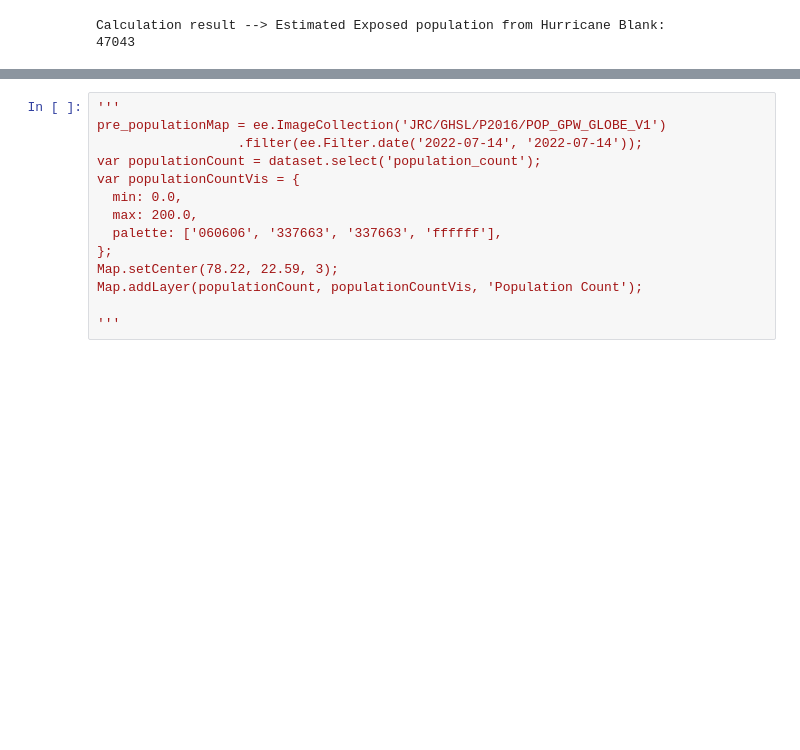
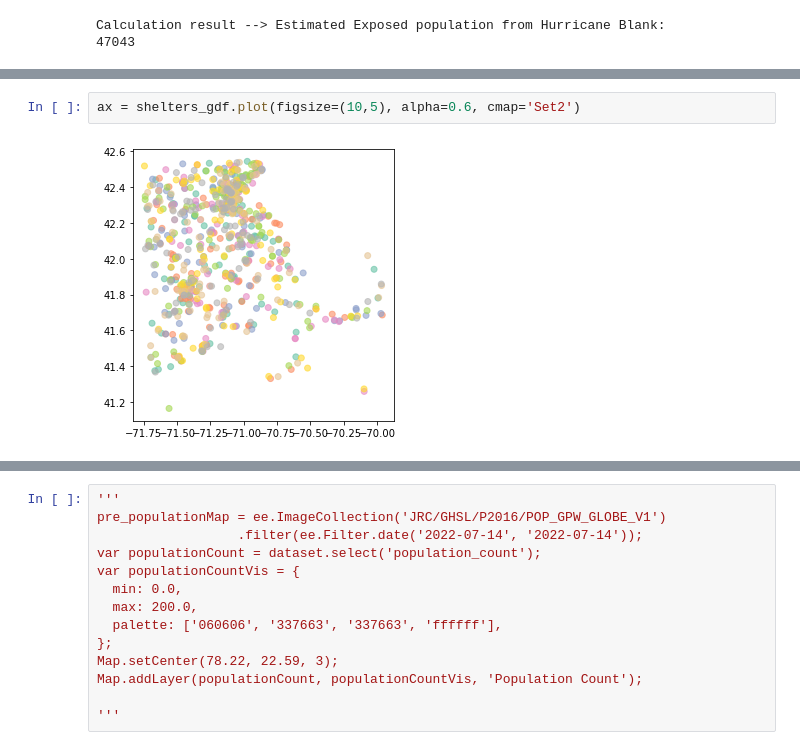
Before and after one commit to sahilmehta-US/BWSI_Final_Project, a Jupyter notebook: final_exercise_reference.ipynb, the cells around one changed output, grey strips where cells are left out. Drawn from its saved outputs; the diff is of its cells as text; blank space fills up the shorter version.

```diff
--- a/final_exercise_reference.ipynb
+++ b/final_exercise_reference.ipynb
@@ -504,0 +511,4 @@ Calculation result --> Estimated Exposed population from Hurricane Blank:
+# %%
+ax = shelters_gdf.plot(figsize=(10,5), alpha=0.6, cmap='Set2')
+# %% [output]
+[figure, added]
```
Also changed, not shown: parts of 6 cells of this notebook.
